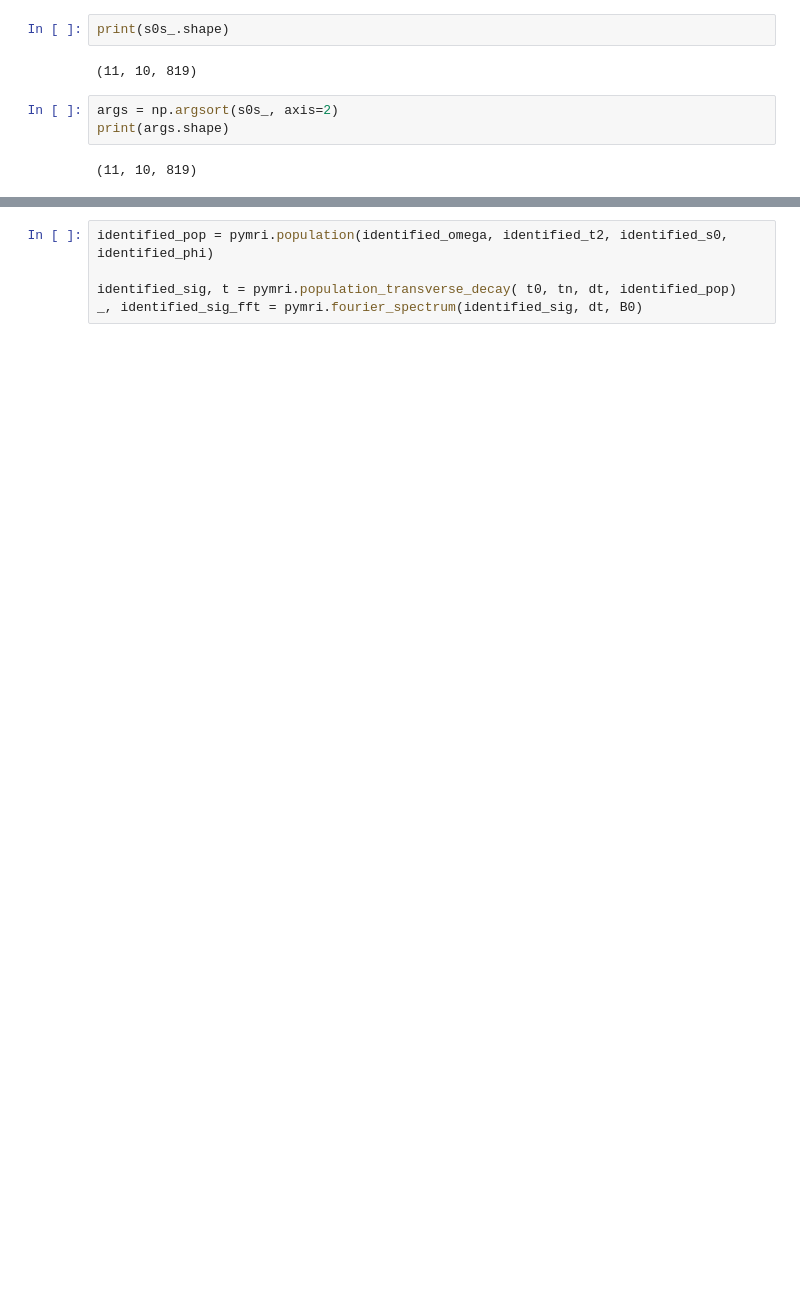
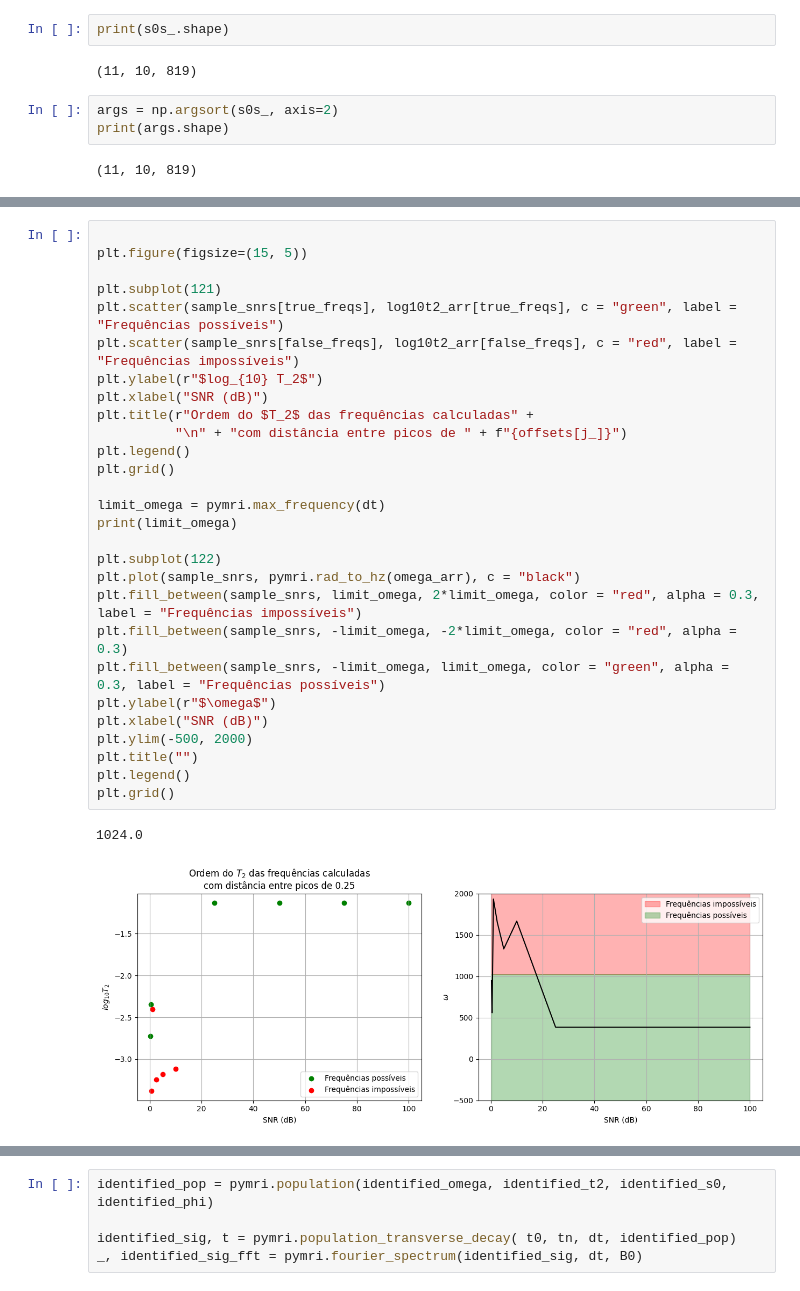
Before and after one commit to JoaoDell/MRI-study, a Jupyter notebook: examples/MPM/two_peaks_noisy.ipynb, the cells around one changed output, grey strips where cells are left out. Cells and saved outputs as stored; diff of their text form; blank space fills up the shorter version.

```diff
--- a/examples/MPM/two_peaks_noisy.ipynb
+++ b/examples/MPM/two_peaks_noisy.ipynb
@@ -137,0 +187,31 @@ Acima, é possível perceber que o limite de identificação de picos esbarra em
+# %%
+
+plt.figure(figsize=(15, 5))
+
+plt.subplot(121)
+plt.scatter(sample_snrs[true_freqs], log10t2_arr[true_freqs], c = "green", label = "Frequências possíveis")
+plt.scatter(sample_snrs[false_freqs], log10t2_arr[false_freqs], c = "red", label = "Frequências impossíveis")
+plt.ylabel(r"$log_{10} T_2$")
+plt.xlabel("SNR (dB)")
+plt.title(r"Ordem do $T_2$ das frequências calculadas" +
+          "\n" + "com distância entre picos de " + f"{offsets[j_]}")
+plt.legend()
+plt.grid()
+
+limit_omega = pymri.max_frequency(dt)
+print(limit_omega)
+
+plt.subplot(122)
+plt.plot(sample_snrs, pymri.rad_to_hz(omega_arr), c = "black")
+plt.fill_between(sample_snrs, limit_omega, 2*limit_omega, color = "red", alpha = 0.3, label = "Frequências impossíveis")
+plt.fill_between(sample_snrs, -limit_omega, -2*limit_omega, color = "red", alpha = 0.3)
+plt.fill_between(sample_snrs, -limit_omega, limit_omega, color = "green", alpha = 0.3, label = "Frequências possíveis")
+plt.ylabel(r"$\omega$")
+plt.xlabel("SNR (dB)")
+plt.ylim(-500, 2000)
+plt.title("")
+plt.legend()
+plt.grid()
+# %% [output]
+1024.0
+[figure, added]
```
Also changed, not shown: parts of 12 cells of this notebook, 2 other files.
